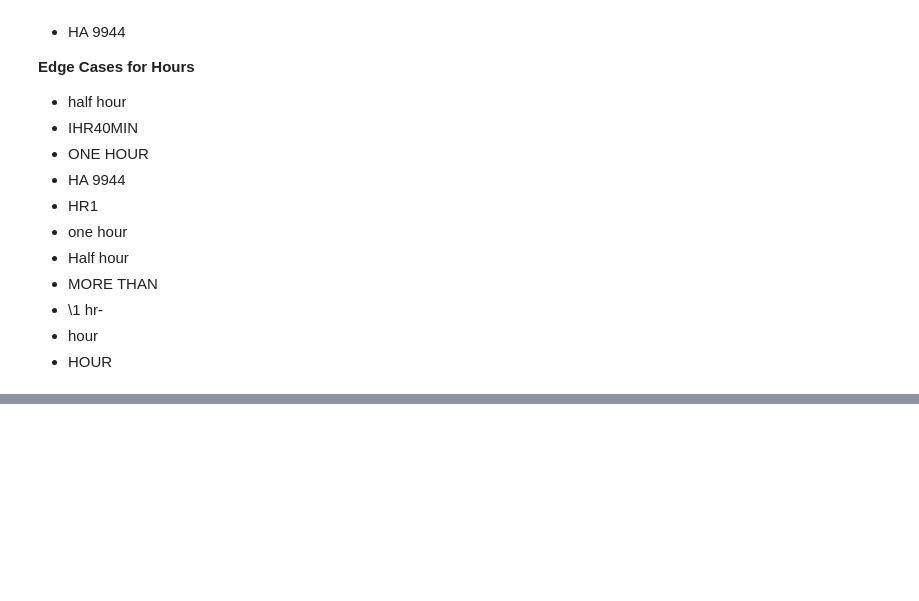
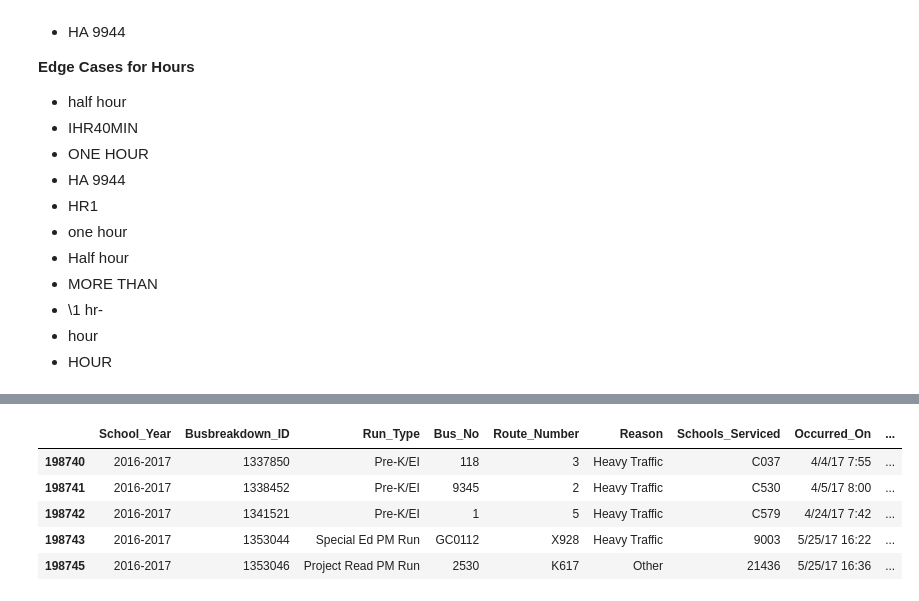
Before and after one commit to navierula/school-bus-delays, a Jupyter notebook: data-cleaning.ipynb, the cells around one changed output, grey strips where cells are left out. Drawn from its saved outputs; the diff is of its cells as text; code cells hidden in the pictures; blank space fills up the shorter version.

```diff
--- a/data-cleaning.ipynb
+++ b/data-cleaning.ipynb
@@ -150,19 +209,9 @@ for i, j in df["How_Long_Delayed"].iteritems():
         how_long_delayed.append(int(j))
     elif len(j) >= 3 and (j[2] == "m" or j[2] == "M"):
         how_long_delayed.append(int(j[0]))
-    elif len(j) >= 4 and (j[3] == "m" or j[3] == "M"):
+    elif len(j) >= 4 and (j[3] == "m" or j[3] == "M") and j[0:2] != "5-" \
+    and j[0:2] != "6-" and j[0:2] != "7-" and j[0:2] != '4/' \
+    and j[0:2] != '3.':
         how_long_delayed.append(int(j[0:2]))
     else:
         how_long_delayed.append(j)
-# %%
-how_long_delayed_v2 = []
-for item in how_long_delayed:
-    if type(item) == str and item[0:2] in nums:
-        how_long_delayed_v2.append(int(item[0:2]))
-    elif type(item) == str and (item == "1HR" or item == "1 HOUR" or item == "1 HR" or item == "1 Hr"):
-        how_long_delayed_v2.append(60)
-    elif type(item) == str and len(item) >= 3 and item[1].isdigit() and item[0].isdigit():
-            how_long_delayed_v2.append(int(item[0:2]))
-    else:
-        if type(item) != int:
-            print(item)
@@ -198,0 +284,11 @@ print(how_long_delayed)
+# %%
+df['How_Long_Delayed'] = how_long_delayed_v2
+# %%
+df.tail(5)
+# %% [output]
+|  | School_Year | Busbreakdown_ID | Run_Type | Bus_No | Route_Number | Reason | Schools_Serviced | Occurred_On | ... |
+| 198740 | 2016-2017 | 1337850 | Pre-K/EI | 118 | 3 | Heavy Traffic | C037 | 4/4/17 7:55 | ... |
+| 198741 | 2016-2017 | 1338452 | Pre-K/EI | 9345 | 2 | Heavy Traffic | C530 | 4/5/17 8:00 | ... |
+| 198742 | 2016-2017 | 1341521 | Pre-K/EI | 1 | 5 | Heavy Traffic | C579 | 4/24/17 7:42 | ... |
+| 198743 | 2016-2017 | 1353044 | Special Ed PM Run | GC0112 | X928 | Heavy Traffic | 9003 | 5/25/17 16:22 | ... |
+| 198745 | 2016-2017 | 1353046 | Project Read PM Run | 2530 | K617 | Other | 21436 | 5/25/17 16:36 | ... |
```
Also changed, not shown: parts of 15 cells of this notebook.
